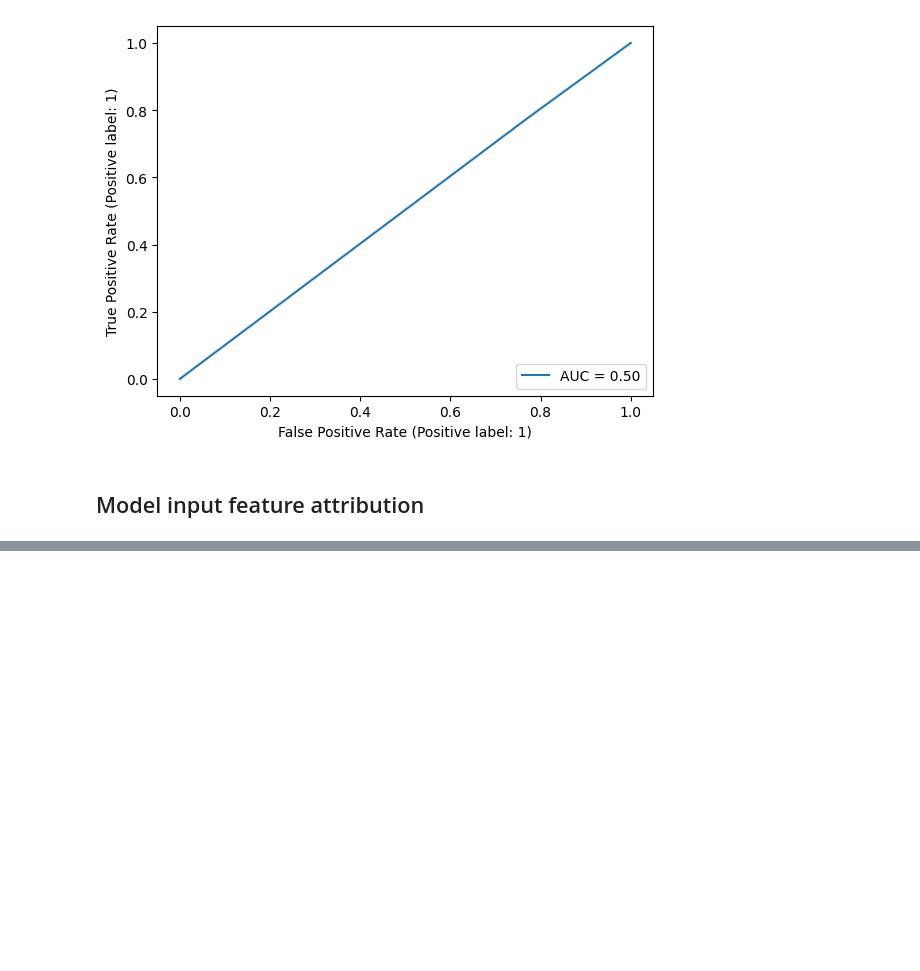
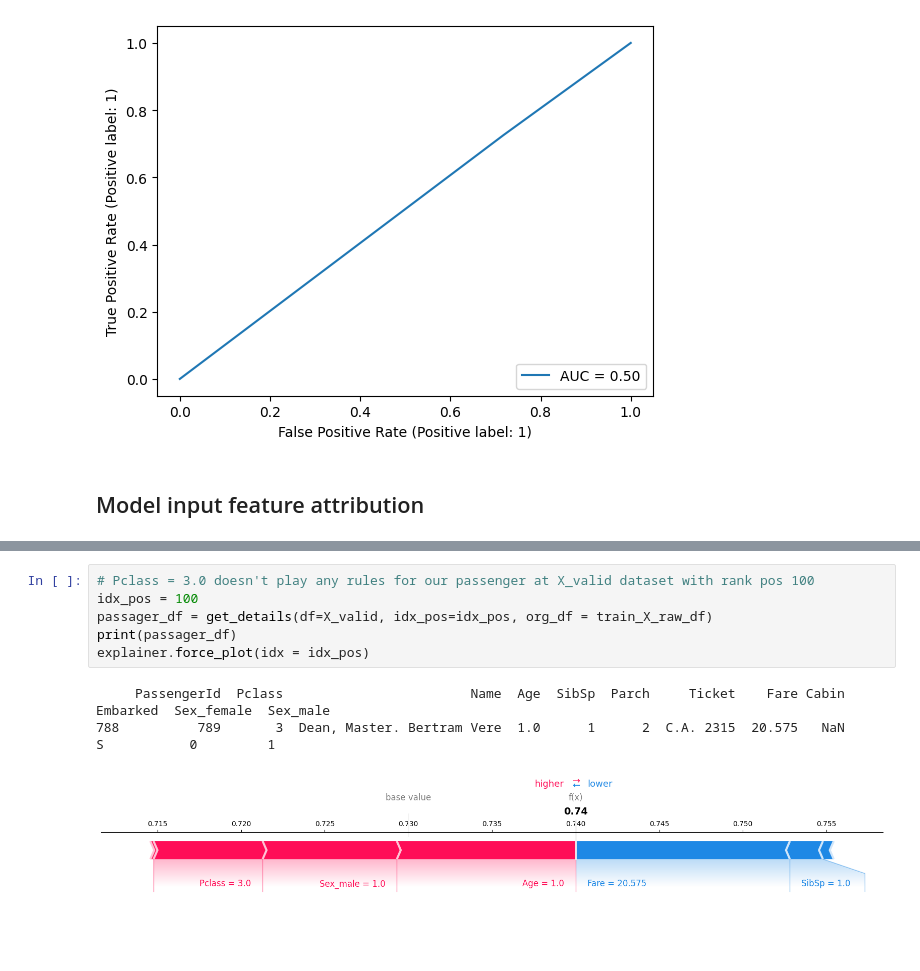
Before and after one commit to yingding/tf-every-day, a Jupyter notebook: 12shap/titanic.ipynb, the cells around one changed output, grey strips where cells are left out. Drawn from its saved outputs; the diff is of its cells as text; blank space fills up the shorter version.

```diff
--- a/12shap/titanic.ipynb
+++ b/12shap/titanic.ipynb
@@ -276,0 +318,10 @@ validator.display_roc_curve()
+# %%
+# Pclass = 3.0 doesn't play any rules for our passenger at X_valid dataset with rank pos 100
+idx_pos = 100
+passager_df = get_details(df=X_valid, idx_pos=idx_pos, org_df = train_X_raw_df)
+print(passager_df)
+explainer.force_plot(idx = idx_pos)
+# %% [output]
+     PassengerId  Pclass                        Name  Age  SibSp  Parch     Ticket    Fare Cabin Embarked  Sex_female  Sex_male
+788          789       3  Dean, Master. Bertram Vere  1.0      1      2  C.A. 2315  20.575   NaN        S           0         1
+[figure, added]
```
Also changed, not shown: parts of 17 cells of this notebook, 2 other files.
